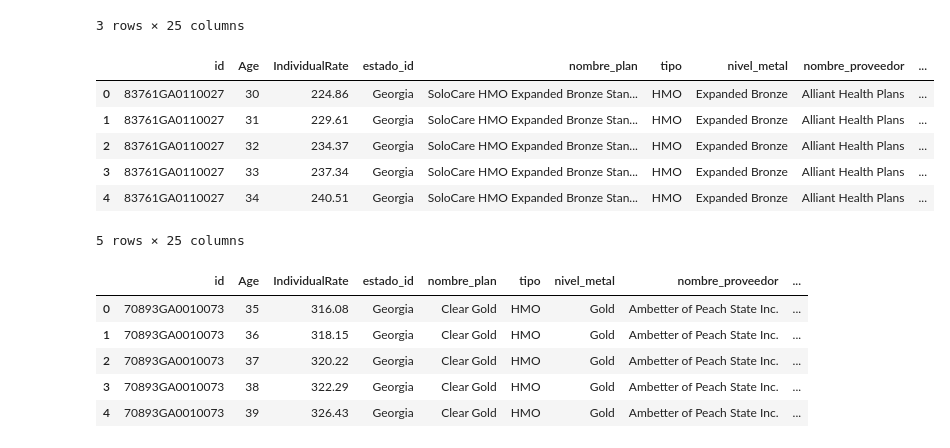
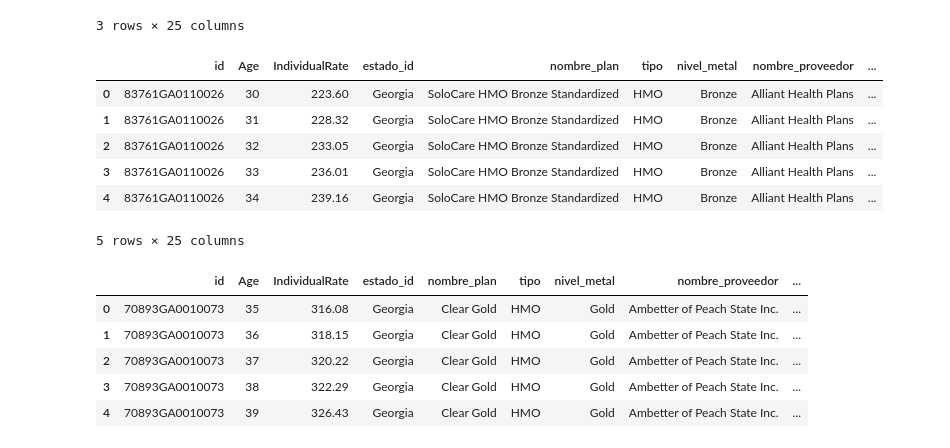
Before and after one commit to Lorena20U/proyect_bi, a Jupyter notebook: etl_nuevo_formato.ipynb, the cells around one changed output. Drawn from its saved outputs; the diff is of its cells as text; code cells hidden in the pictures.

```diff
--- a/etl_nuevo_formato.ipynb
+++ b/etl_nuevo_formato.ipynb
@@ -968,21 +968,21 @@ plan_georgia.head(3)
 # %%
 plan_georgia1 = tabla_general_planes[tabla_general_planes["estado_id"] == "Georgia"]
 plan_georgia1 = plan_georgia1[plan_georgia1["Age"].isin(['30','31','32','33','34'])]
 plan_georgia1 = plan_georgia1[plan_georgia1["IndividualRate"] < (75000*0.17)]
 #plan_georgia1 = plan_georgia1[plan_georgia1["tipo"] == "EPO"]
-plan_georgia1 = plan_georgia1[plan_georgia1["nivel_metal"] == "Expanded Bronze"]
+plan_georgia1 = plan_georgia1[plan_georgia1["nivel_metal"] == "Bronze"]
 plan_georgia1_perfil = plan_georgia1.groupby(["id","Age"])['IndividualRate'].min().reset_index()
 plan_georgia1_perfil = plan_georgia1_perfil.loc[plan_georgia1_perfil.groupby(["Age"])['IndividualRate'].idxmin(),["id","Age","IndividualRate"]]
 plan_georgia1 = pd.merge(plan_georgia1_perfil, plan_georgia1, how="left", on=["id","Age","IndividualRate"])
 plan_georgia1["id_perfil"] = 3
 plan_georgia1
 # %% [output]
 |  | id | Age | IndividualRate | estado_id | nombre_plan | tipo | nivel_metal | nombre_proveedor | ... |
-| 0 | 83761GA0110027 | 30 | 224.86 | Georgia | SoloCare HMO Expanded Bronze Stan... | HMO | Expanded Bronze | Alliant Health Plans | ... |
-| 1 | 83761GA0110027 | 31 | 229.61 | Georgia | SoloCare HMO Expanded Bronze Stan... | HMO | Expanded Bronze | Alliant Health Plans | ... |
-| 2 | 83761GA0110027 | 32 | 234.37 | Georgia | SoloCare HMO Expanded Bronze Stan... | HMO | Expanded Bronze | Alliant Health Plans | ... |
-| 3 | 83761GA0110027 | 33 | 237.34 | Georgia | SoloCare HMO Expanded Bronze Stan... | HMO | Expanded Bronze | Alliant Health Plans | ... |
-| 4 | 83761GA0110027 | 34 | 240.51 | Georgia | SoloCare HMO Expanded Bronze Stan... | HMO | Expanded Bronze | Alliant Health Plans | ... |
+| 0 | 83761GA0110026 | 30 | 223.60 | Georgia | SoloCare HMO Bronze Standardized | HMO | Bronze | Alliant Health Plans | ... |
+| 1 | 83761GA0110026 | 31 | 228.32 | Georgia | SoloCare HMO Bronze Standardized | HMO | Bronze | Alliant Health Plans | ... |
+| 2 | 83761GA0110026 | 32 | 233.05 | Georgia | SoloCare HMO Bronze Standardized | HMO | Bronze | Alliant Health Plans | ... |
+| 3 | 83761GA0110026 | 33 | 236.01 | Georgia | SoloCare HMO Bronze Standardized | HMO | Bronze | Alliant Health Plans | ... |
+| 4 | 83761GA0110026 | 34 | 239.16 | Georgia | SoloCare HMO Bronze Standardized | HMO | Bronze | Alliant Health Plans | ... |
 5 rows × 25 columns
 # %%
 plan_georgia2 = tabla_general_planes[tabla_general_planes["estado_id"] == "Georgia"]
```
Also changed, not shown: parts of 17 cells of this notebook, 1 other file.
